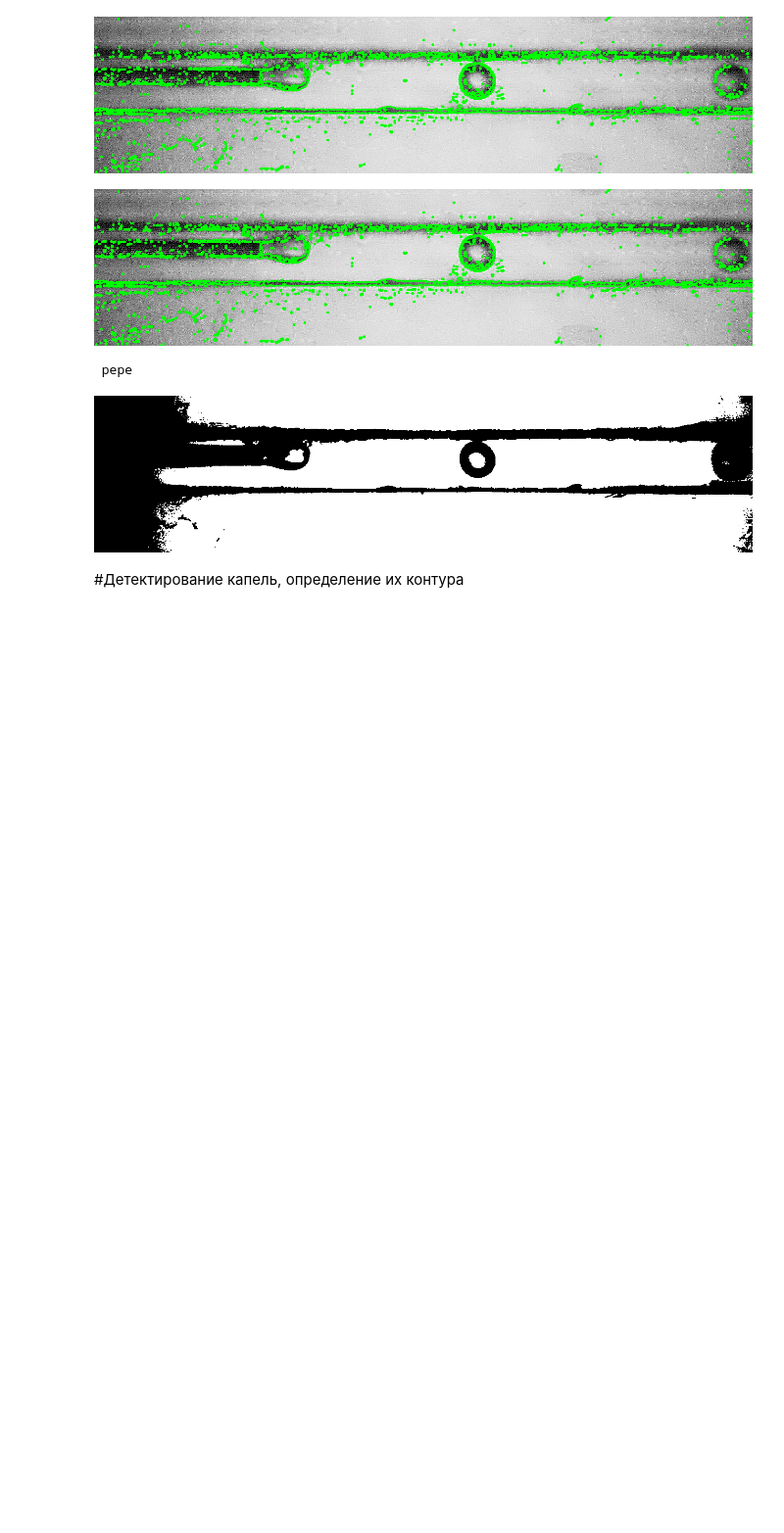
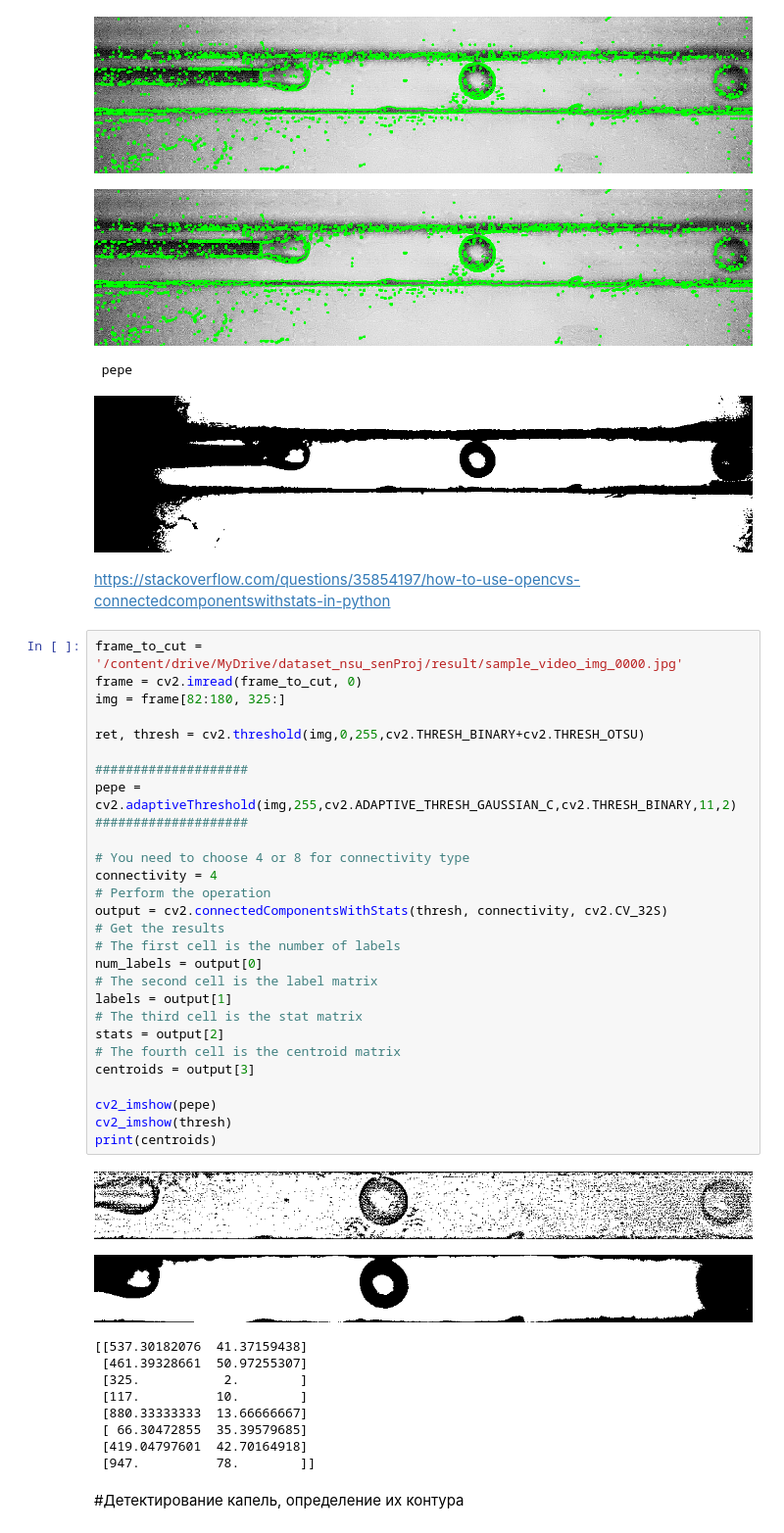
Before and after one commit to odheL42/NSU-senior-project, a Jupyter notebook: data_preprocessing.ipynb, the cells around one changed output. Shown at 98% size. Saved outputs shown, nothing was run; the diff lists cells and outputs as text; blank space fills up the shorter version.

Commit message:
добавлен и опробован метод connectedComponentsWithStats

```diff
--- a/data_preprocessing.ipynb
+++ b/data_preprocessing.ipynb
@@ -436,5 +436,46 @@ cv2.destroyAllWindows()
 [figure]
  pepe
 [figure]
+# %% [markdown]
+https://stackoverflow.com/questions/35854197/how-to-use-opencvs-connectedcomponentswithstats-in-python
+# %%
+frame_to_cut = '/content/drive/MyDrive/dataset_nsu_senProj/result/sample_video_img_0000.jpg'
+frame = cv2.imread(frame_to_cut, 0)
+img = frame[82:180, 325:]
+
+ret, thresh = cv2.threshold(img,0,255,cv2.THRESH_BINARY+cv2.THRESH_OTSU)
+
+####################
+pepe = cv2.adaptiveThreshold(img,255,cv2.ADAPTIVE_THRESH_GAUSSIAN_C,cv2.THRESH_BINARY,11,2)
+####################
+
+# You need to choose 4 or 8 for connectivity type
+connectivity = 4
+# Perform the operation
+output = cv2.connectedComponentsWithStats(thresh, connectivity, cv2.CV_32S)
+# Get the results
+# The first cell is the number of labels
+num_labels = output[0]
+# The second cell is the label matrix
+labels = output[1]
+# The third cell is the stat matrix
+stats = output[2]
+# The fourth cell is the centroid matrix
+centroids = output[3]
+
+cv2_imshow(pepe)
+cv2_imshow(thresh)
+print(centroids)
+# %% [output]
+[figure, added]
+[figure, added]
+[[537.30182076  41.37159438]
+ [461.39328661  50.97255307]
+ [325.           2.        ]
+ [117.          10.        ]
+ [880.33333333  13.66666667]
+ [ 66.30472855  35.39579685]
+ [419.04797601  42.70164918]
+ [947.          78.        ]]
 # %% [markdown]
 #Детектирование капель, определение их контура
```
